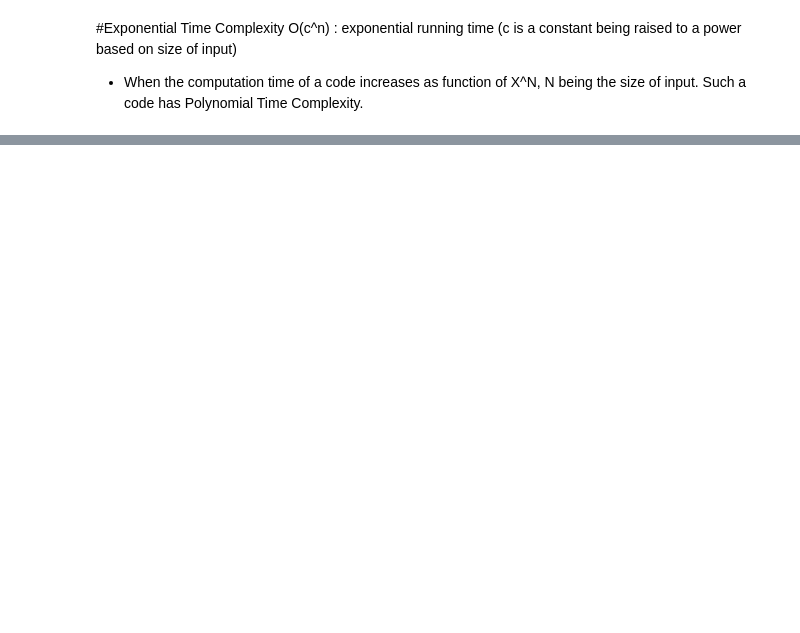
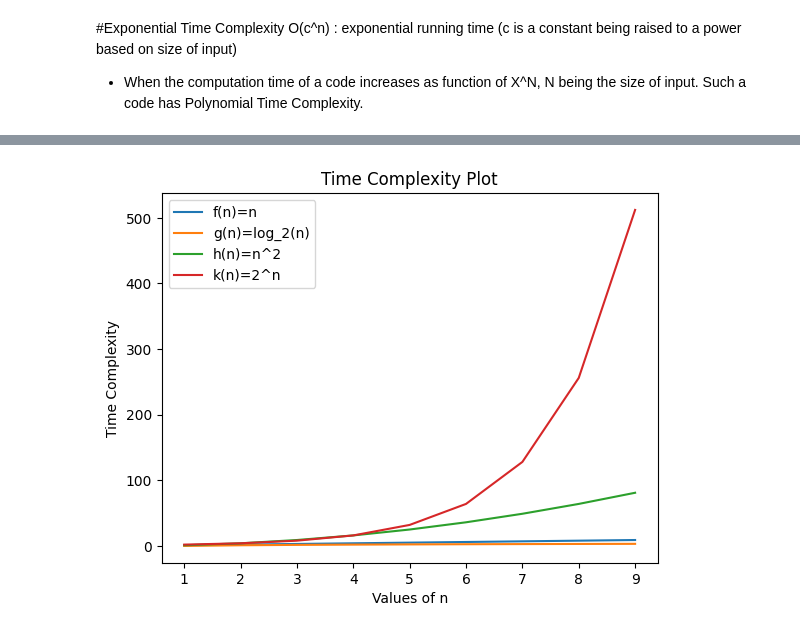
Before and after one commit to rhydamyo-oss/Algo-Lab-241b204, a Jupyter notebook: Lab_3_Growth_of_function.ipynb, the cells around one changed output, grey strips where cells are left out. Saved outputs shown, nothing was run; the diff lists cells and outputs as text; code cells hidden in the pictures; blank space fills up the shorter version.

```diff
--- a/Lab_3_Growth_of_function.ipynb
+++ b/Lab_3_Growth_of_function.ipynb
@@ -221,0 +264,23 @@ plt.show()
+# %%
+#Prob_8 plot graph similar to above figure
+
+
+n = list(range(1, 10))
+
+f = [x for x in n]
+g = [math.log2(x) for x in n]
+h = [x**2 for x in n]
+k = [2**x for x in n]
+
+plt.figure()
+plt.plot(n, f, label="f(n)=n")
+plt.plot(n, g, label="g(n)=log_2(n)")
+plt.plot(n, h, label="h(n)=n^2")
+plt.plot(n, k, label="k(n)=2^n")
+plt.xlabel("Values of n")
+plt.ylabel("Time Complexity")
+plt.title("Time Complexity Plot")
+plt.legend()
+plt.show()
+# %% [output]
+[figure, added]
```
Also changed, not shown: parts of 10 cells of this notebook.
